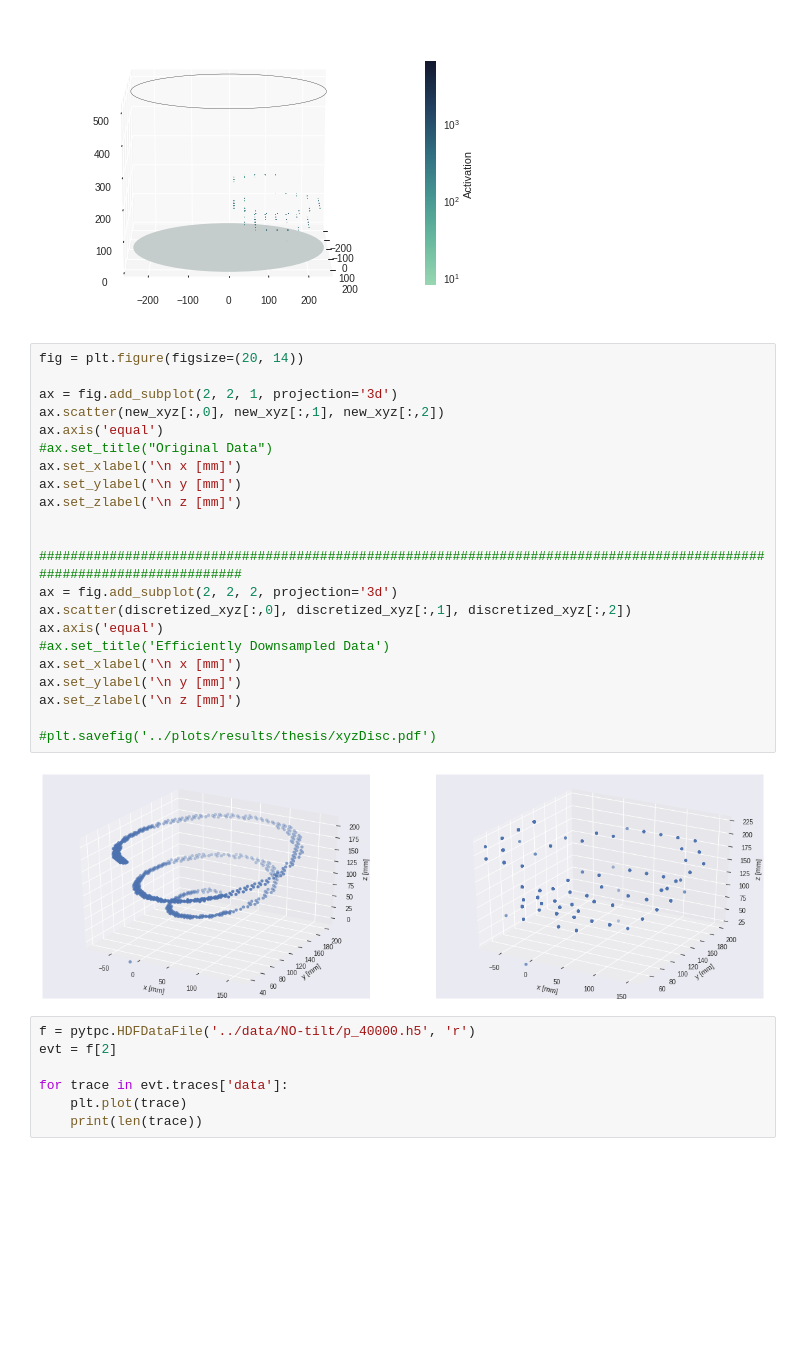
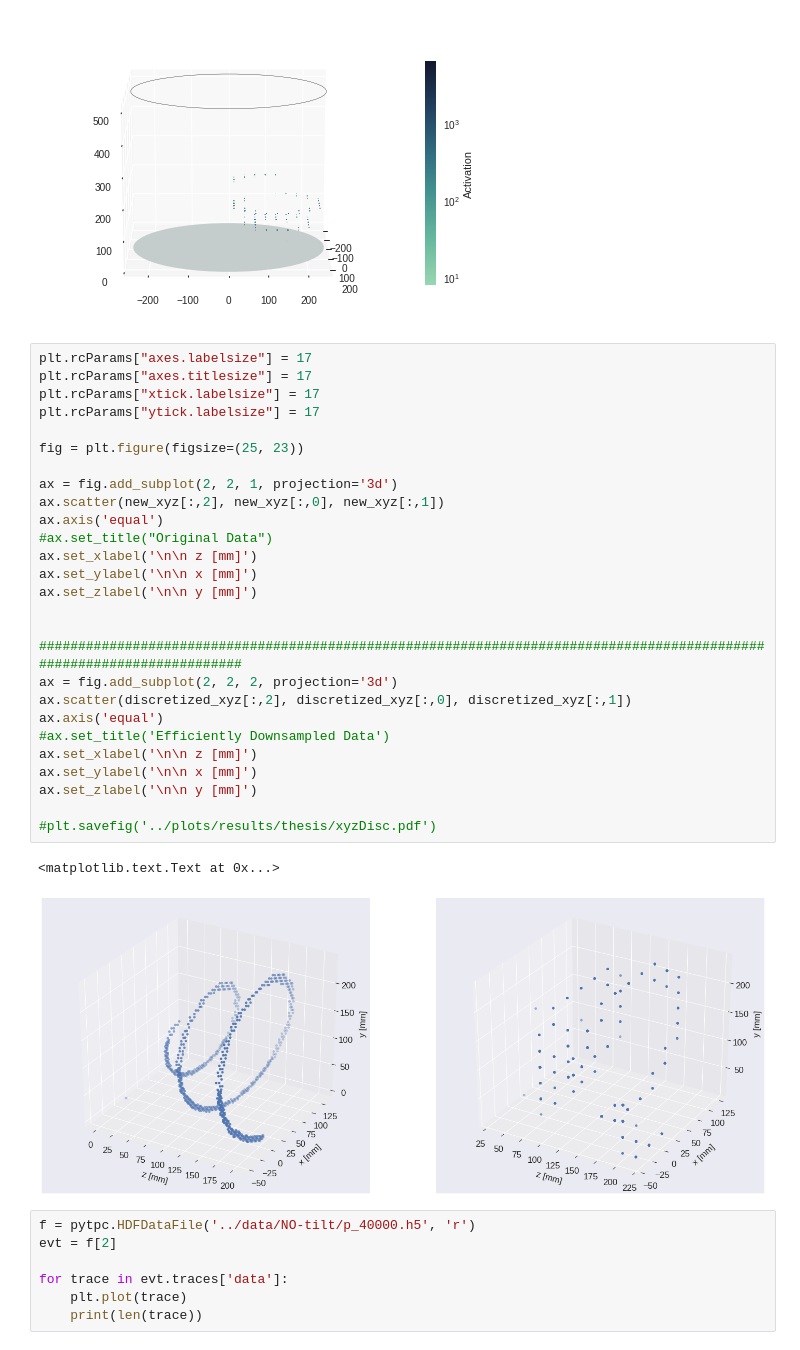
Before and after one commit to jtaylorz/attpc-event-classification, a Jupyter notebook: jupyter-notebooks/Discretization_Grid.ipynb, the cells around one changed output. Drawn from its saved outputs; the diff is of its cells as text; blank space fills up the shorter version.

```diff
--- a/jupyter-notebooks/Discretization_Grid.ipynb
+++ b/jupyter-notebooks/Discretization_Grid.ipynb
@@ -284,29 +284,35 @@ chamber_plot(discretized_xyz[:])
 [figure]
 [figure]
 # %%
-fig = plt.figure(figsize=(20, 14))
+plt.rcParams["axes.labelsize"] = 17
+plt.rcParams["axes.titlesize"] = 17
+plt.rcParams["xtick.labelsize"] = 17
+plt.rcParams["ytick.labelsize"] = 17
+
+fig = plt.figure(figsize=(25, 23))
 
 ax = fig.add_subplot(2, 2, 1, projection='3d')
-ax.scatter(new_xyz[:,0], new_xyz[:,1], new_xyz[:,2])
+ax.scatter(new_xyz[:,2], new_xyz[:,0], new_xyz[:,1])
 ax.axis('equal')
 #ax.set_title("Original Data")
-ax.set_xlabel('\n x [mm]')
-ax.set_ylabel('\n y [mm]')
-ax.set_zlabel('\n z [mm]')
+ax.set_xlabel('\n\n z [mm]')
+ax.set_ylabel('\n\n x [mm]')
+ax.set_zlabel('\n\n y [mm]')
 
 
 #######################################################################################################################
 ax = fig.add_subplot(2, 2, 2, projection='3d')
-ax.scatter(discretized_xyz[:,0], discretized_xyz[:,1], discretized_xyz[:,2])
+ax.scatter(discretized_xyz[:,2], discretized_xyz[:,0], discretized_xyz[:,1])
 ax.axis('equal')
 #ax.set_title('Efficiently Downsampled Data')
-ax.set_xlabel('\n x [mm]')
-ax.set_ylabel('\n y [mm]')
-ax.set_zlabel('\n z [mm]')
+ax.set_xlabel('\n\n z [mm]')
+ax.set_ylabel('\n\n x [mm]')
+ax.set_zlabel('\n\n y [mm]')
 
 #plt.savefig('../plots/results/thesis/xyzDisc.pdf')
 # %% [output]
+<matplotlib.text.Text at 0x...>
-[figure, old version]
+[figure, new version]
 # %%
 f = pytpc.HDFDataFile('../data/NO-tilt/p_40000.h5', 'r')
 evt = f[2]
```
Also changed, not shown: 6 other files.
